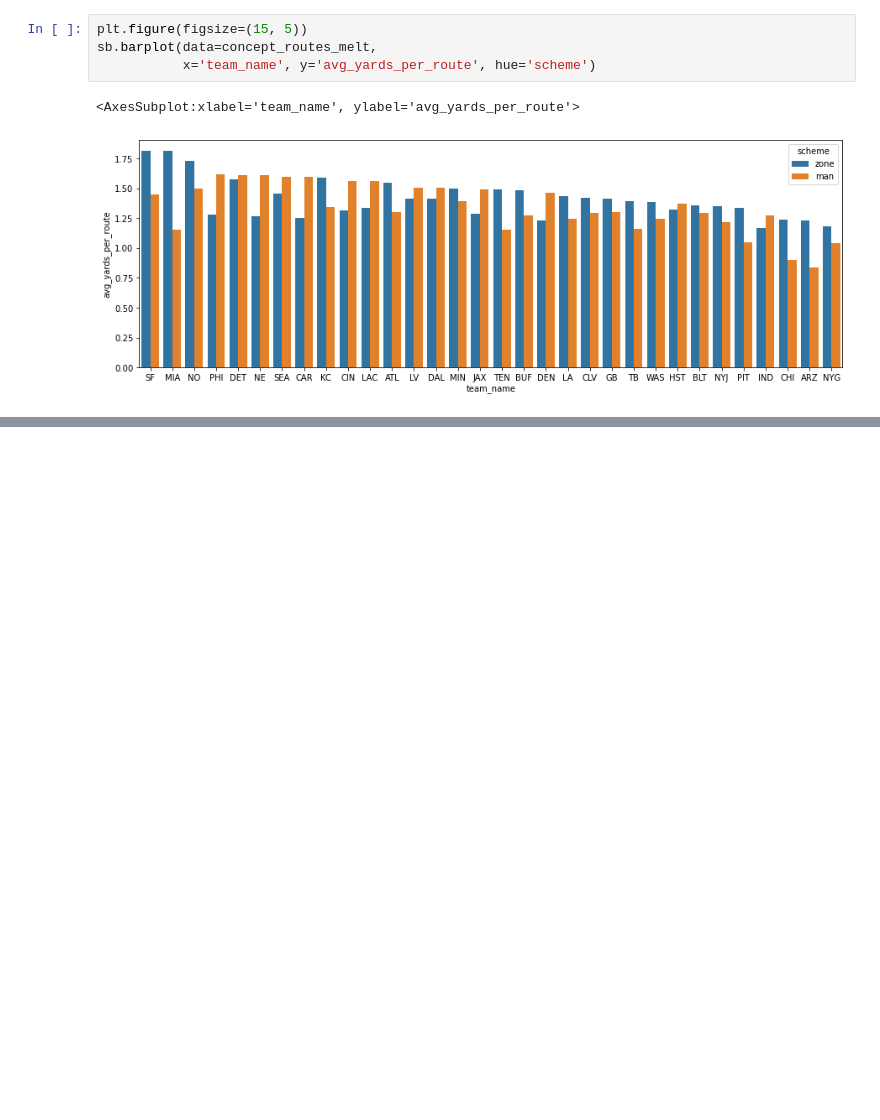
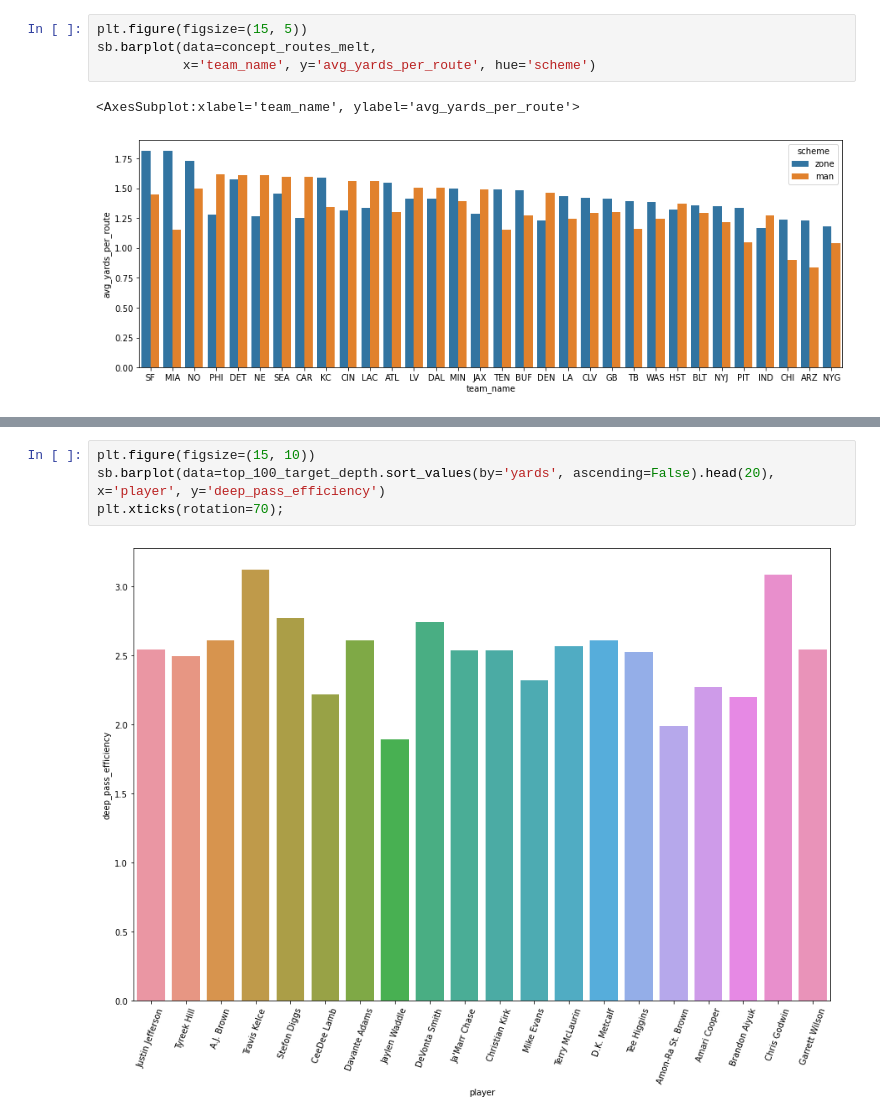
Before and after one commit to kchander92/NYCDSA-Data-Analysis-Project, a Jupyter notebook: Data Analysis Project Krishnan Chander.ipynb, the cells around one changed output, grey strips where cells are left out. Saved outputs shown, nothing was run; the diff lists cells and outputs as text; blank space fills up the shorter version.

```diff
--- a/Data Analysis Project Krishnan Chander.ipynb
+++ b/Data Analysis Project Krishnan Chander.ipynb
@@ -577,0 +662,6 @@ sb.boxplot(data=receiving_summary, x='receptions')
+# %%
+plt.figure(figsize=(15, 10))
+sb.barplot(data=top_100_target_depth.sort_values(by='yards', ascending=False).head(20), x='player', y='deep_pass_efficiency')
+plt.xticks(rotation=70);
+# %% [output]
+[figure, added]
```
Also changed, not shown: parts of 16 cells of this notebook.
